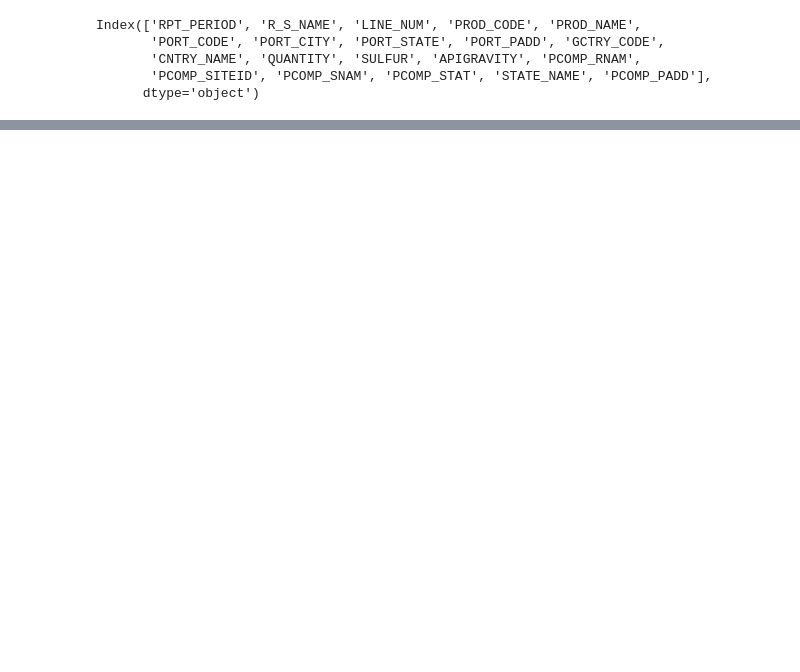
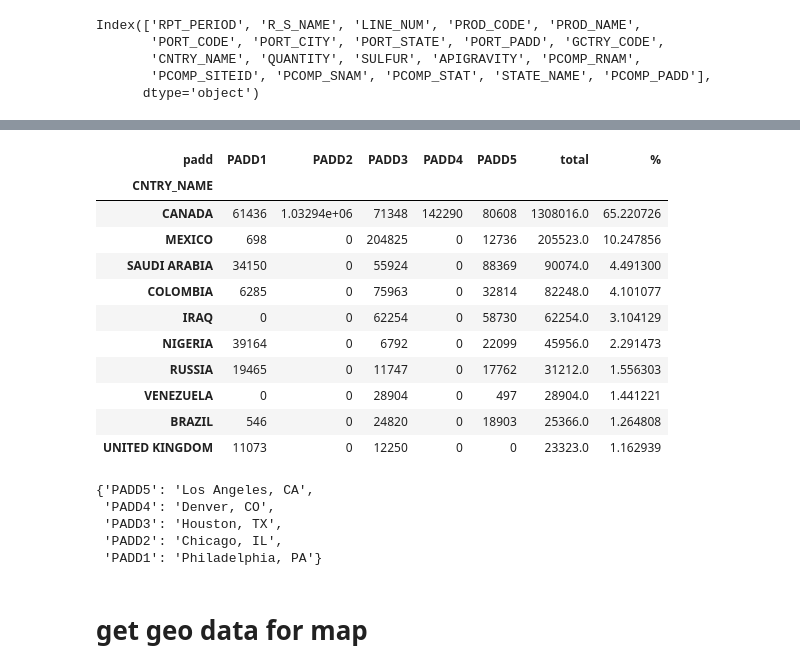
Before and after one commit to OlegRyzhkov2020/oil-project, a Jupyter notebook: export_import/US_expo_imp.ipynb, the cells around one changed output, grey strips where cells are left out. Cells and saved outputs as stored; diff of their text form; code cells hidden in the pictures; blank space fills up the shorter version.

```diff
--- a/export_import/US_expo_imp.ipynb
+++ b/export_import/US_expo_imp.ipynb
@@ -232,0 +504,19 @@ import_coy_df =
+# %%
+import_2019["%"]=import_2019["total"] / import_2019.total.sum() *100
+# export_2019["aggregated %"] = export_2019
+# %%
+import_top10=import_2019.head(10)
+import_top10.set_index("CNTRY_NAME")
+# %% [output]
+| padd | PADD1 | PADD2 | PADD3 | PADD4 | PADD5 | total | % |
+| CNTRY_NAME |  |  |  |  |  |  |  |
+| CANADA | 61436 | 1.03294e+06 | 71348 | 142290 | 80608 | 1308016.0 | 65.220726 |
+| MEXICO | 698 | 0 | 204825 | 0 | 12736 | 205523.0 | 10.247856 |
+| SAUDI ARABIA | 34150 | 0 | 55924 | 0 | 88369 | 90074.0 | 4.491300 |
+| COLOMBIA | 6285 | 0 | 75963 | 0 | 32814 | 82248.0 | 4.101077 |
+| IRAQ | 0 | 0 | 62254 | 0 | 58730 | 62254.0 | 3.104129 |
+| NIGERIA | 39164 | 0 | 6792 | 0 | 22099 | 45956.0 | 2.291473 |
+| RUSSIA | 19465 | 0 | 11747 | 0 | 17762 | 31212.0 | 1.556303 |
+| VENEZUELA | 0 | 0 | 28904 | 0 | 497 | 28904.0 | 1.441221 |
+| BRAZIL | 546 | 0 | 24820 | 0 | 18903 | 25366.0 | 1.264808 |
+| UNITED KINGDOM | 11073 | 0 | 12250 | 0 | 0 | 23323.0 | 1.162939 |
@@ -232,0 +525,10 @@ import_coy_df =
+# %%
+ports
+# %% [output]
+{'PADD5': 'Los Angeles, CA',
+ 'PADD4': 'Denver, CO',
+ 'PADD3': 'Houston, TX',
+ 'PADD2': 'Chicago, IL',
+ 'PADD1': 'Philadelphia, PA'}
+# %% [markdown]
+# get geo data for map
```
Also changed, not shown: parts of 32 cells of this notebook, 3 other files.
